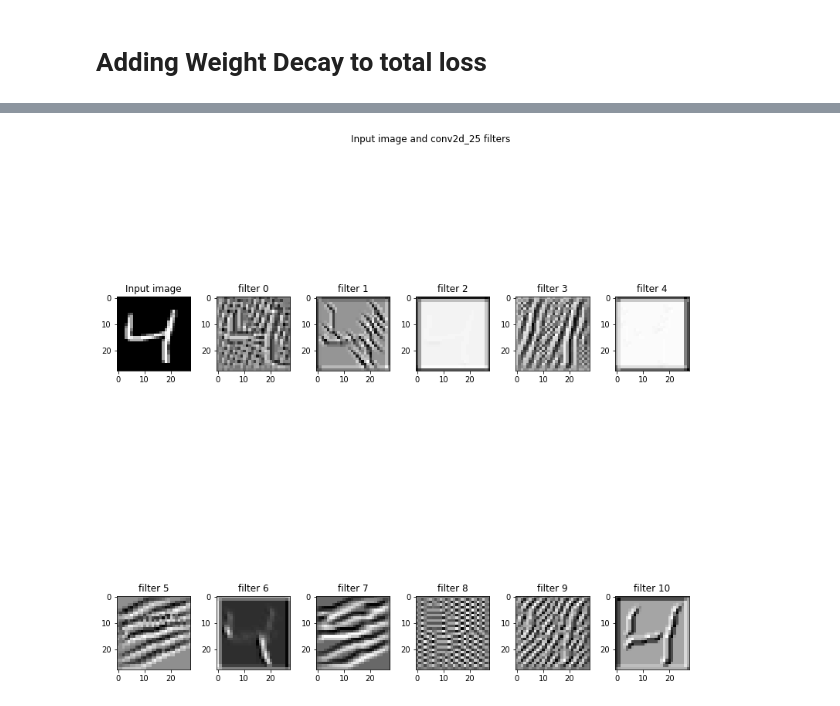
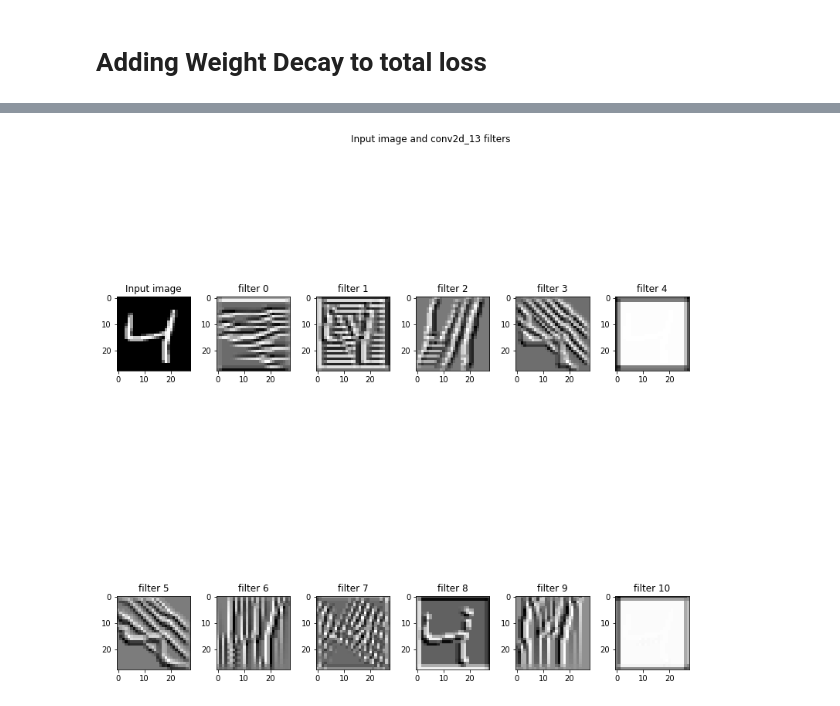
Before and after one commit to sarvan0506/AI, a Jupyter notebook: Project 5/DNN_Optimizedv2.ipynb, the cells around one changed output, grey strips where cells are left out. Saved outputs shown, nothing was run; the diff lists cells and outputs as text; code cells hidden in the pictures.

```diff
--- a/Project 5/DNN_Optimizedv2.ipynb
+++ b/Project 5/DNN_Optimizedv2.ipynb
@@ -355,74 +407,4 @@ layer_dict = dict([(layer.name, layer) for layer in model.layers])
-# %%
-import numpy as np
-from matplotlib import pyplot as plt
-from keras import backend as K
-%matplotlib inline
-# util function to convert a tensor into a valid image
-def deprocess_image(x):
-    # normalize tensor: center on 0., ensure std is 0.1
-    x -= x.mean()
-    x /= (x.std() + 1e-5)
-    x *= 0.1
-
-    # clip to [0, 1]
-    x += 0.5
-    x = np.clip(x, 0, 1)
-
-    # convert to RGB array
-    x *= 255
-    #x = x.transpose((1, 2, 0))
-    x = np.clip(x, 0, 255).astype('uint8')
-    return x
-
-def vis_img_in_filter(img = np.array(X_train[2]).reshape((1, 28, 28, 1)).astype(np.float64),
-                      layer_name = 'conv2d_25'):
-    layer_output = layer_dict[layer_name].output
-    img_ascs = list()
-    for filter_index in range(layer_output.shape[3]):
-        # build a loss function that maximizes the activation
-        # of the nth filter of the layer considered
-        loss = K.mean(layer_output[:, :, :, filter_index])
-
-        # compute the gradient of the input picture wrt this loss
-        grads = K.gradients(loss, model.input)[0]
-
-        # normalization trick: we normalize the gradient
-        grads /= (K.sqrt(K.mean(K.square(grads))) + 1e-5)
-
-        # this function returns the loss and grads given the input picture
-        iterate = K.function([model.input], [loss, grads])
-
-        # step size for gradient ascent
-        step = 5.
-
-        img_asc = np.array(img)
-        # run gradient ascent for 20 steps
-        for i in range(20):
-            loss_value, grads_value = iterate([img_asc])
-            img_asc += grads_value * step
-
-        img_asc = img_asc[0]
-        img_ascs.append(deprocess_image(img_asc).reshape((28, 28)))
-
-    if layer_output.shape[3] >= 35:
-        plot_x, plot_y = 6, 6
-    elif layer_output.shape[3] >= 23:
-        plot_x, plot_y = 4, 6
-    elif layer_output.shape[3] >= 11:
-        plot_x, plot_y = 2, 6
-    else:
-        plot_x, plot_y = 1, 2
-    fig, ax = plt.subplots(plot_x, plot_y, figsize = (12, 12))
-    ax[0, 0].imshow(img.reshape((28, 28)), cmap = 'gray')
-    ax[0, 0].set_title('Input image')
-    fig.suptitle('Input image and %s filters' % (layer_name,))
-    fig.tight_layout(pad = 0.3, rect = [0, 0, 0.9, 0.9])
-    for (x, y) in [(i, j) for i in range(plot_x) for j in range(plot_y)]:
-        if x == 0 and y == 0:
-            continue
-        ax[x, y].imshow(img_ascs[x * plot_y + y - 1], cmap = 'gray')
-        ax[x, y].set_title('filter %d' % (x * plot_y + y - 1))
-
-vis_img_in_filter()
-# %% [output]
-[figure, removed]
+# %%
+vis_img_in_filter(layer_name = model.layers[0].name, model = model)
+# %% [output]
+[figure, added]
```
Also changed, not shown: parts of 33 cells of this notebook.
